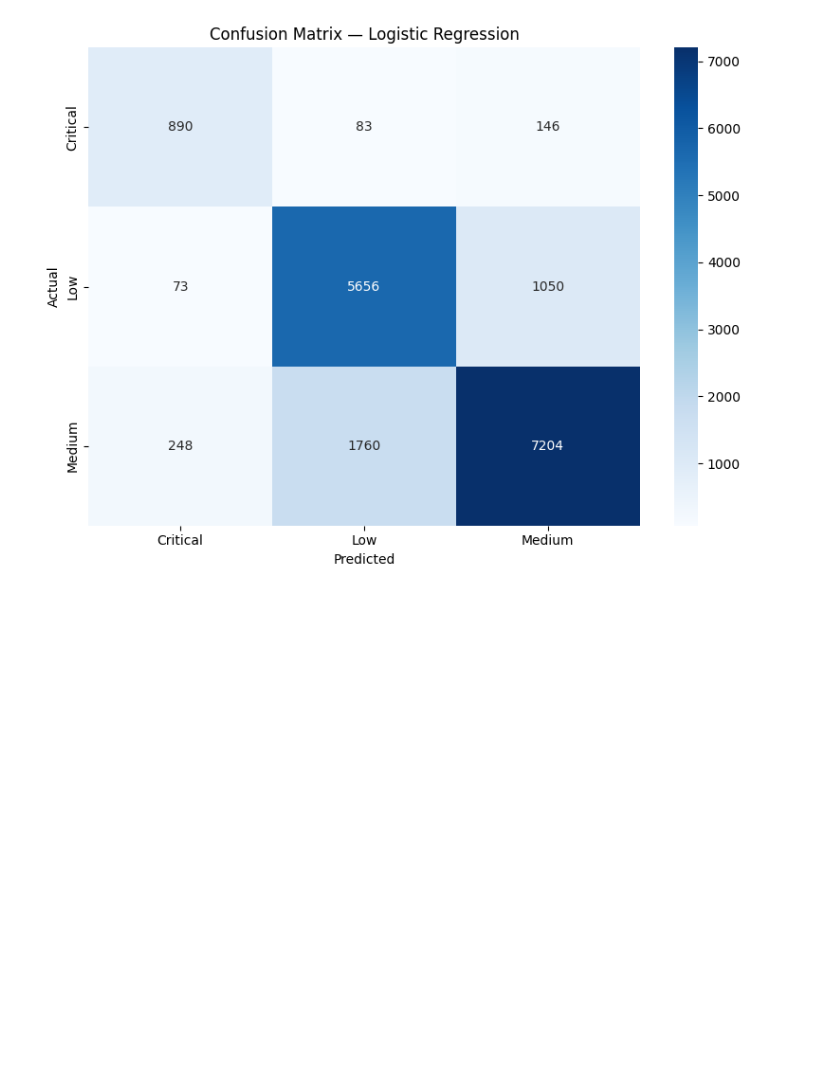
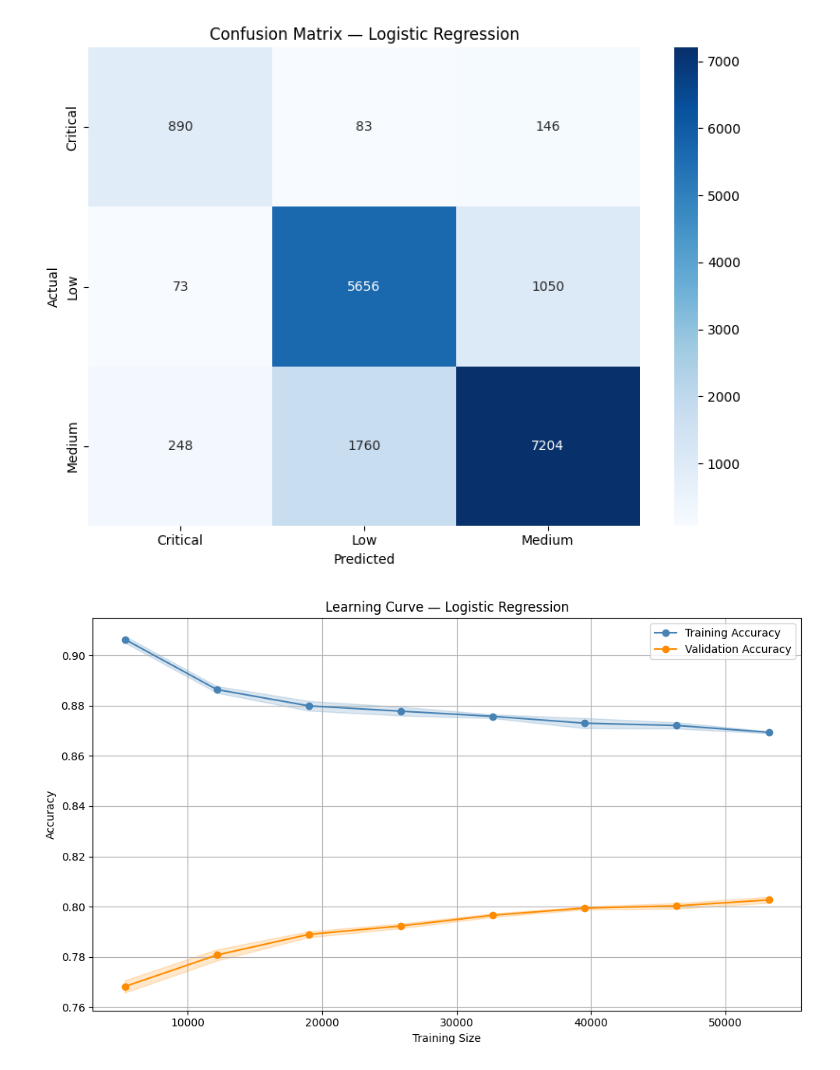
Before and after one commit to NicholasHubert/Buginator, a Jupyter notebook: notebooks/04_modeling_LR.ipynb, the cells around one changed output. Drawn from its saved outputs; the diff is of its cells as text; code cells hidden in the pictures; blank space fills up the shorter version.

```diff
--- a/notebooks/04_modeling_LR.ipynb
+++ b/notebooks/04_modeling_LR.ipynb
@@ -86,3 +86,35 @@ plt.show()
 # Simpan Model
 with open('../data/processed/LR_model.pkl', 'wb') as f:
     pickle.dump(lr_model, f)
+# %%
+from sklearn.model_selection import learning_curve
+
+train_sizes, train_scores, val_scores = learning_curve(
+    LogisticRegression(class_weight='balanced', max_iter=1000, C=1.0, solver='lbfgs', random_state=42),
+    X_train, y_train,
+    train_sizes=np.linspace(0.1, 1.0, 8),
+    cv=3,
+    scoring='accuracy',
+    n_jobs=-1
+)
+
+train_mean = np.mean(train_scores, axis=1)
+train_std = np.std(train_scores, axis=1)
+val_mean = np.mean(val_scores, axis=1)
+val_std = np.std(val_scores, axis=1)
+
+plt.figure(figsize=(10, 6))
+plt.plot(train_sizes, train_mean, 'o-', color='steelblue', label='Training Accuracy')
+plt.fill_between(train_sizes, train_mean - train_std, train_mean + train_std, alpha=0.2, color='steelblue')
+plt.plot(train_sizes, val_mean, 'o-', color='darkorange', label='Validation Accuracy')
+plt.fill_between(train_sizes, val_mean - val_std, val_mean + val_std, alpha=0.2, color='darkorange')
+plt.title('Learning Curve — Logistic Regression')
+plt.xlabel('Training Size')
+plt.ylabel('Accuracy')
+plt.legend()
+plt.grid(True)
+plt.tight_layout()
+plt.savefig('../reports/learning_curve_LR.png', dpi=150, bbox_inches='tight')
+plt.show()
+# %% [output]
+[figure, added]
```
